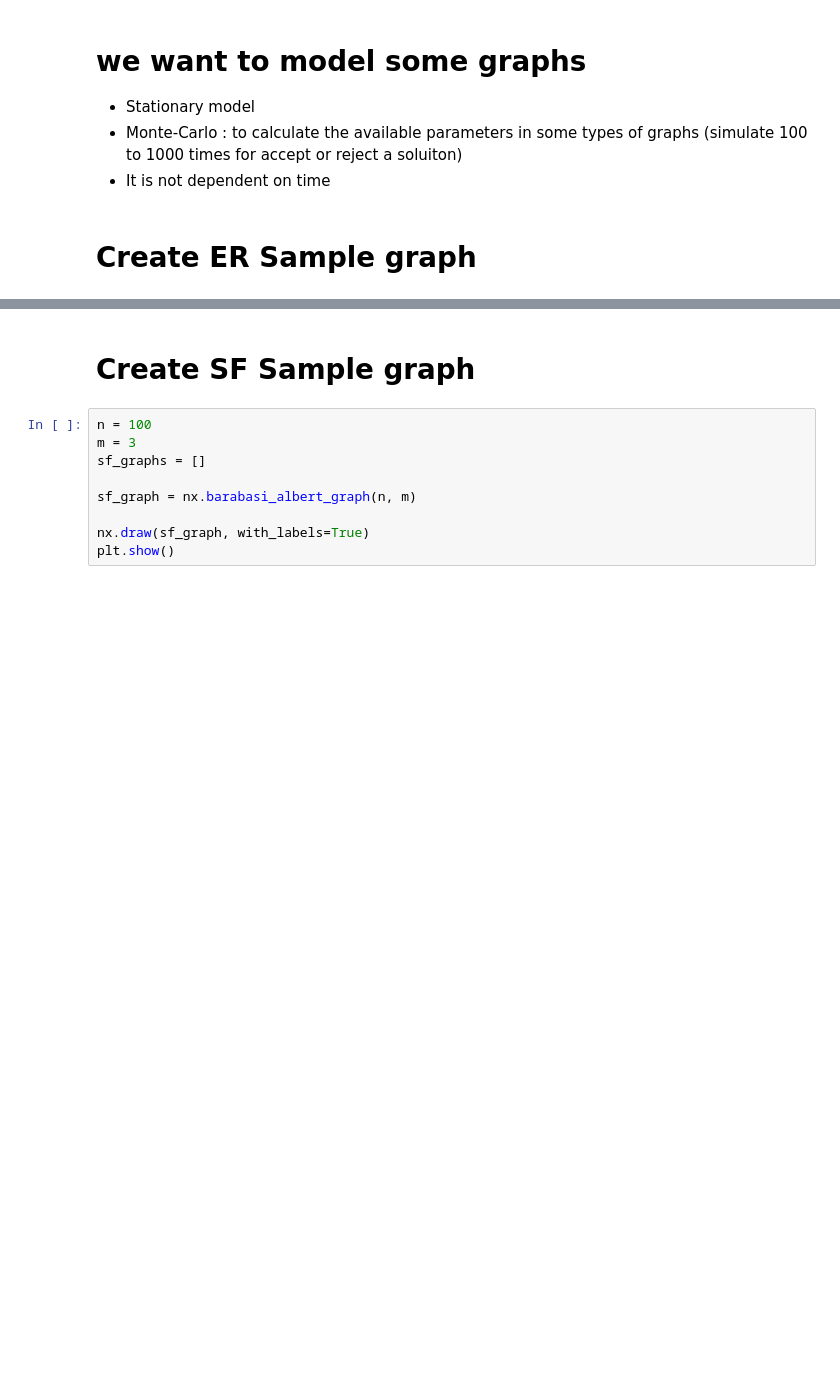
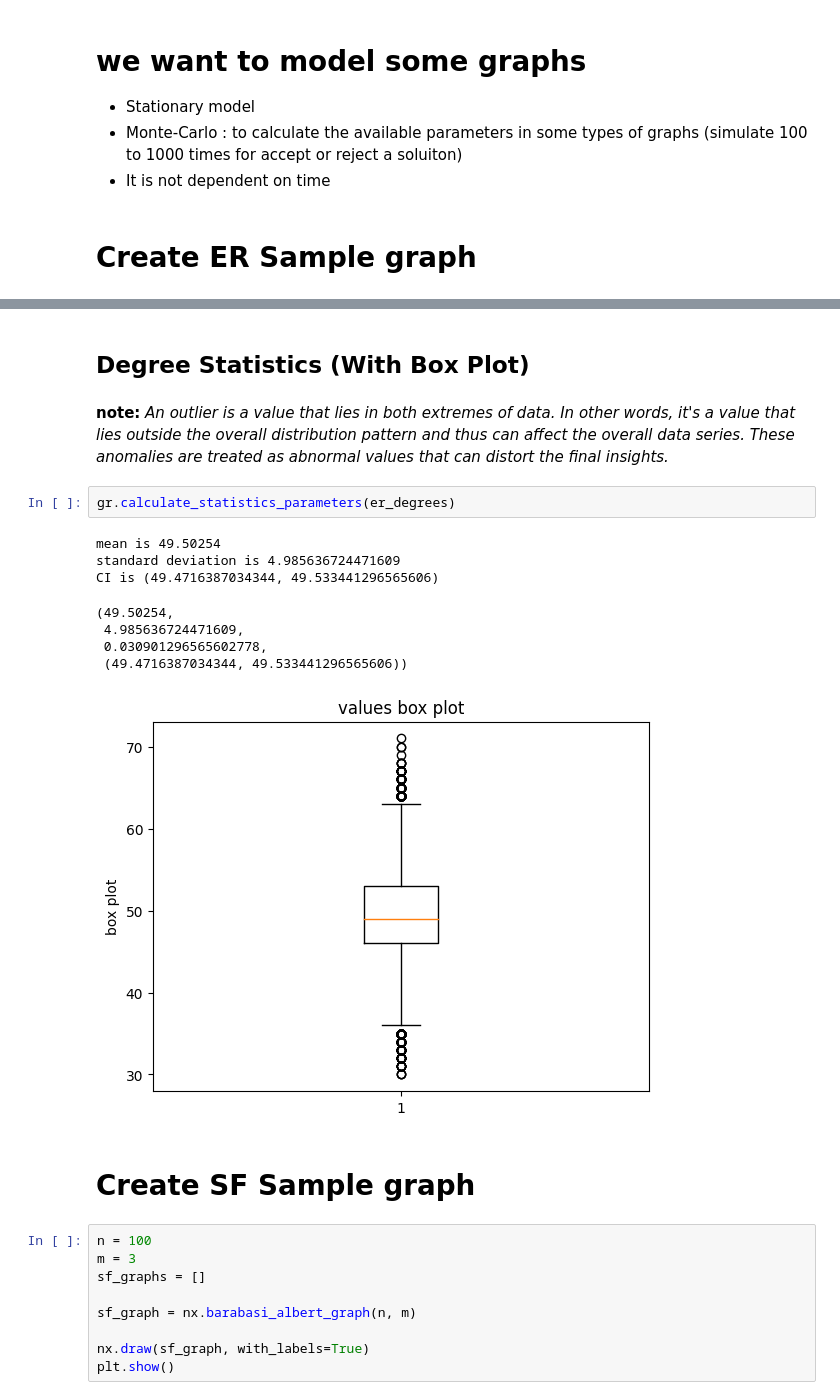
Before and after one commit to MSaeed1381/Simulation_Final_Project, a Jupyter notebook: part1.ipynb, the cells around one changed output, grey strips where cells are left out. Saved outputs shown, nothing was run; the diff lists cells and outputs as text; blank space fills up the shorter version.

```diff
--- a/part1.ipynb
+++ b/part1.ipynb
@@ -91,3 +108,18 @@ sns.displot(degrees, kind="kde", color="black")
+# %% [markdown]
+## Degree Statistics (With Box Plot)
+# %% [markdown]
+**note:** *An outlier is a value that lies in both extremes of data. In other words, it's a value that lies outside the overall distribution pattern and thus can affect the overall data series. These anomalies are treated as abnormal values that can distort the final insights.*
+# %%
+gr.calculate_statistics_parameters(er_degrees)
+# %% [output]
+mean is 49.50254
+standard deviation is 4.985636724471609
+CI is (49.4716387034344, 49.533441296565606)
+(49.50254,
+ 4.985636724471609,
+ 0.030901296565602778,
+ (49.4716387034344, 49.533441296565606))
+[figure, added]
 # %% [markdown]
 # Create SF Sample graph
 # %%
```
Also changed, not shown: parts of 25 cells of this notebook, 4 other files.
